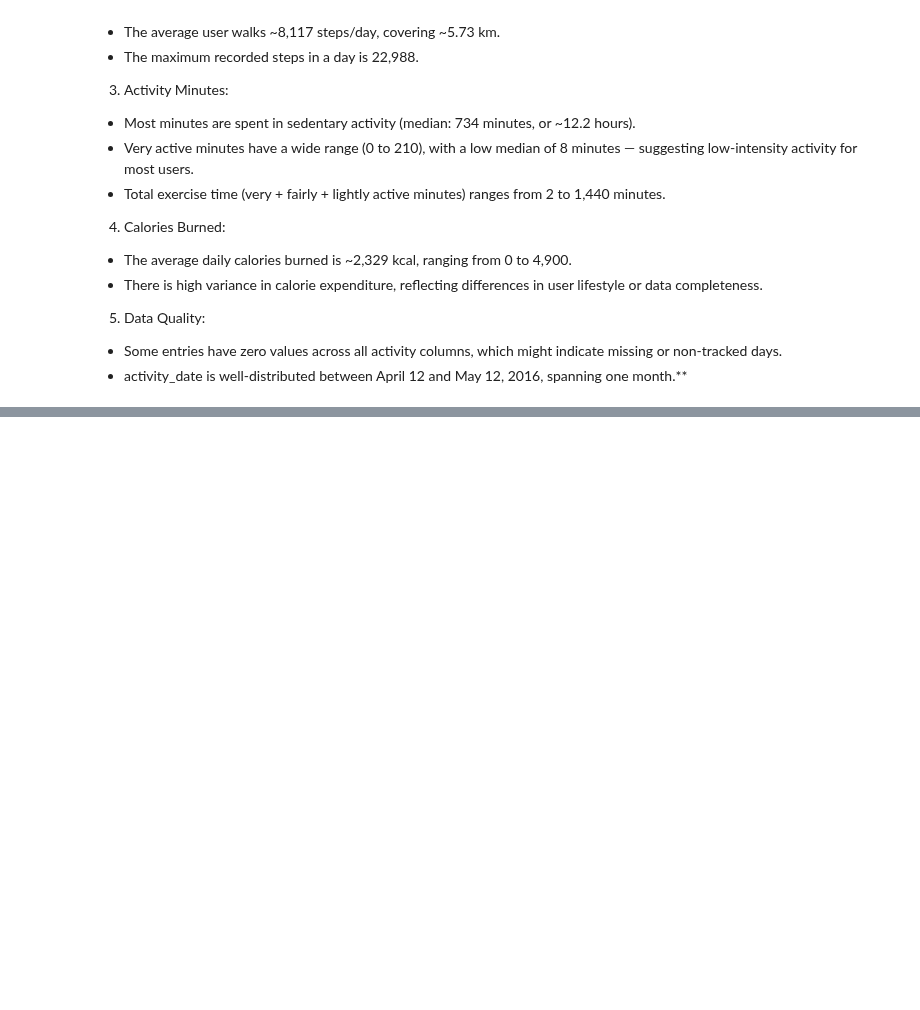
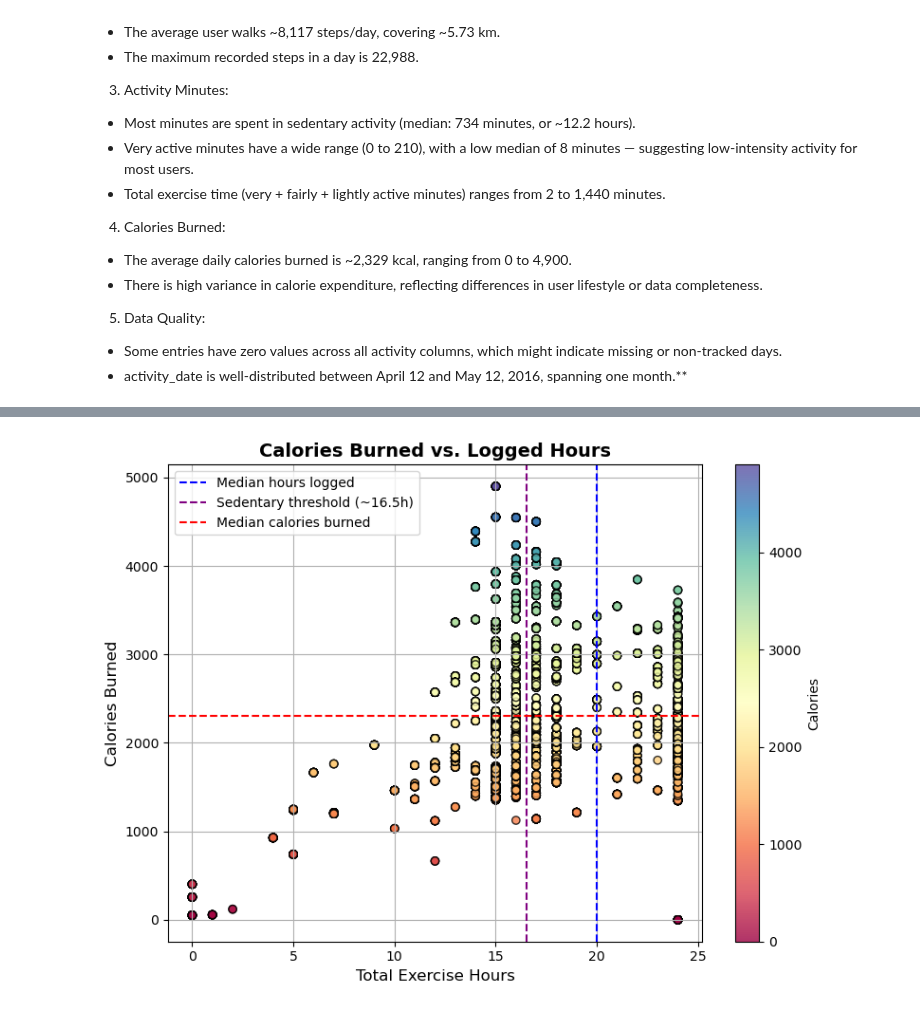
Before and after one commit to SheryllD/Project_SQL_Database, a Jupyter notebook: Data_Wrangling.ipynb, the cells around one changed output, grey strips where cells are left out. Saved outputs shown, nothing was run; the diff lists cells and outputs as text; code cells hidden in the pictures; blank space fills up the shorter version.

```diff
--- a/Data_Wrangling.ipynb
+++ b/Data_Wrangling.ipynb
@@ -369,0 +481,45 @@ fitbit_df.describe()
+# %%
+
+# Scatterplot: Calories vs Hours Logged
+plt.style.use("default")
+plt.figure(figsize=(8, 6))
+
+# Fixing column names
+x = fitbit_df["total_exercise_hours"]
+y = fitbit_df["calories"]
+
+# Scatterplot with colour mapped to calories
+scatter = plt.scatter(
+    x, y,
+    alpha=0.8,
+    c=y,
+    cmap="Spectral",
+    edgecolors='black'
+)
+
+# Adding median lines
+median_calories = 2303
+median_hours = 20
+median_sedentary = 991 / 60
+
+plt.axvline(median_hours, color="blue", linestyle="--", label="Median hours logged")
+plt.axvline(median_sedentary, color="purple", linestyle="--", label="Sedentary threshold (~16.5h)")
+plt.axhline(median_calories, color="red", linestyle="--", label="Median calories burned")
+
+# Colour bar
+cbar = plt.colorbar(scatter)
+cbar.set_label("Calories")
+
+# Labels & styling
+plt.xlabel("Total Exercise Hours", fontsize=12)
+plt.ylabel("Calories Burned", fontsize=12)
+plt.title("Calories Burned vs. Logged Hours", fontsize=14, weight="bold")
+plt.legend()
+plt.grid(True)
+plt.tight_layout()
+
+# Saving the plot as an image
+plt.savefig("Data_visuals/Calories_burned_for_every_step.png")
+plt.show()
+# %% [output]
+[figure, added]
```
Also changed, not shown: parts of 10 cells of this notebook, 6 other files.
